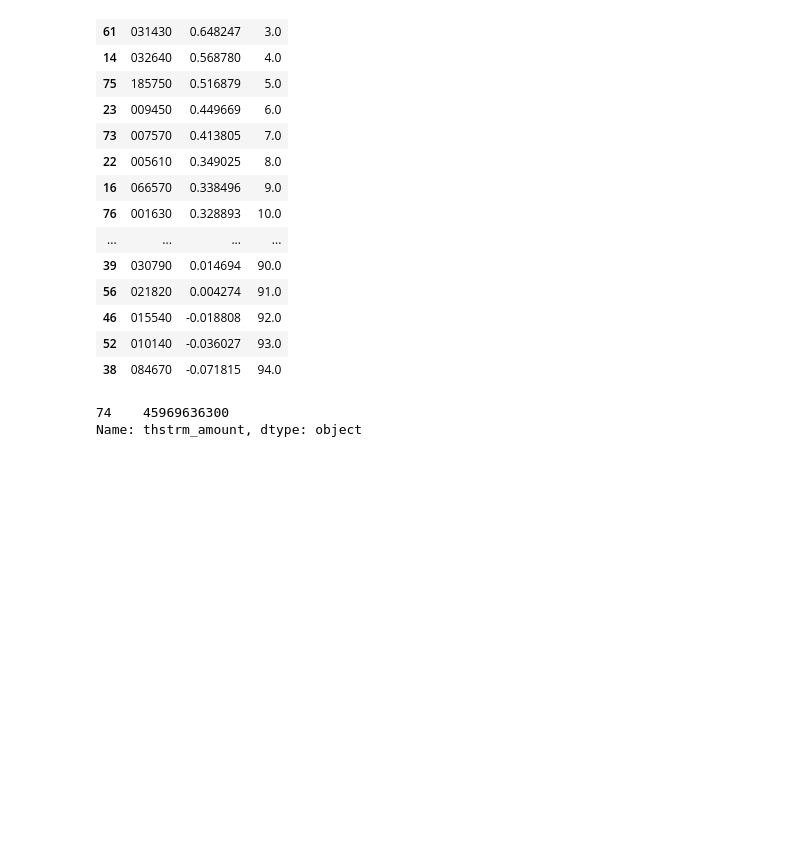
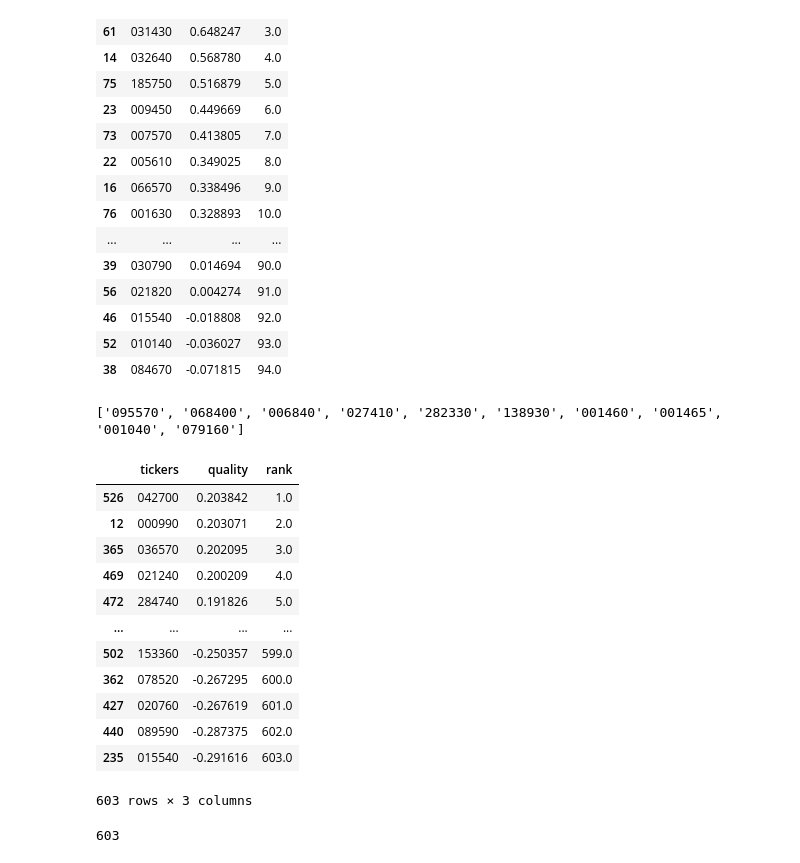
Before and after one commit to ajcltm/BackTesting, a Jupyter notebook: opendart&pykrx(7.14).ipynb, the cells around one changed output. Drawn from its saved outputs; the diff is of its cells as text; code cells hidden in the pictures; blank space fills up the shorter version.

```diff
--- a/opendart&pykrx(7.14).ipynb
+++ b/opendart&pykrx(7.14).ipynb
@@ -131,14 +132,49 @@ data.sort_values(by='rank')
 | 46 | 015540 | -0.018808 | 92.0 |
 | 52 | 010140 | -0.036027 | 93.0 |
 | 38 | 084670 | -0.071815 | 94.0 |
-# %%
-corp = '095570' # 기업코드
-bsns_year = '2019' # 기준연도
-fs_div = 'CFS' # 연결재무제표: CFS / 개별재무제표 :OFS
-reprt_code = '11011' # 사업보고서: 11011 / 반기보고서: 11012 / 1분기보고서: 11013 /  3분기보고서: 11014
-df = dart.finstate_all(corp=corp, bsns_year=bsns_year, fs_div=fs_div, reprt_code=reprt_code)
-profit_loss = df.loc[df['sj_div'].isin(['CIS']) & df['account_id'].isin(['ifrs-full_ProfitLossAttributableToOwnersOfParent']), 'thstrm_amount']
-profit_loss
-# %% [output]
-74    45969636300
-Name: thstrm_amount, dtype: object
+# %%
+from pykrx import stock
+
+tickers = stock.get_market_ticker_list("20190225", market="KOSPI")  # KOSPI / KOSDAQ / KONEX / ALL / default = KOSPI
+print(tickers[:10])
+
+temp_dic = {'tickers':[], 'quality':[]}
+for ticker in tickers :
+    try:
+        corp = ticker # 기업코드
+        bsns_year = '2020' # 기준연도
+        fs_div = 'CFS' # 연결재무제표: CFS / 개별재무제표 :OFS
+        reprt_code = '11011' # 사업보고서: 11011 / 반기보고서: 11012 / 1분기보고서: 11013 /  3분기보고서: 11014
+        operating_profit = get_operating_profit(corp, bsns_year, fs_div, reprt_code)
+        equity = get_equity(corp, bsns_year, fs_div, reprt_code)
+        liability = get_liability(corp, bsns_year, fs_div, reprt_code)
+        quality = operating_profit / (equity + liability)
+        temp_dic['tickers'].append(ticker)
+        temp_dic['quality'].append(quality)
+    except :
+        pass
+# %% [output]
+['095570', '068400', '006840', '027410', '282330', '138930', '001460', '001465', '001040', '079160']
+# %%
+pd.set_option('display.max.rows', 500)
+data=pd.DataFrame(temp_dic)
+data['rank'] = data['quality'].rank(ascending=False)
+data.sort_values(by='rank')
+# %% [output]
+|  | tickers | quality | rank |
+| 526 | 042700 | 0.203842 | 1.0 |
+| 12 | 000990 | 0.203071 | 2.0 |
+| 365 | 036570 | 0.202095 | 3.0 |
+| 469 | 021240 | 0.200209 | 4.0 |
+| 472 | 284740 | 0.191826 | 5.0 |
+| ... | ... | ... | ... |
+| 502 | 153360 | -0.250357 | 599.0 |
+| 362 | 078520 | -0.267295 | 600.0 |
+| 427 | 020760 | -0.267619 | 601.0 |
+| 440 | 089590 | -0.287375 | 602.0 |
+| 235 | 015540 | -0.291616 | 603.0 |
+603 rows × 3 columns
+# %%
+len(data.tickers.unique())
+# %% [output]
+603
```
Also changed, not shown: parts of 7 cells of this notebook, 3 other files.
